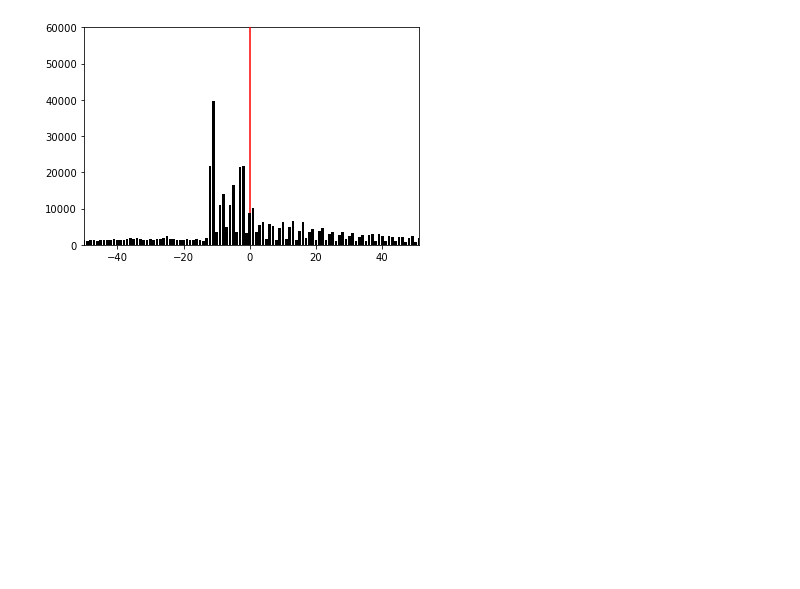
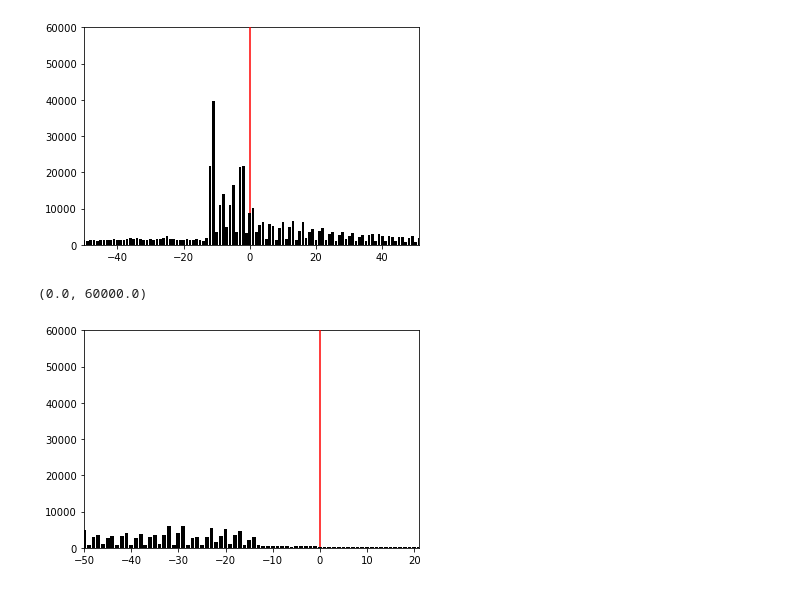
Before and after one commit to kangjunseo/Bioinformatics, a Jupyter notebook: QBioLab_Internship/Mission3.ipynb, the cells around one changed output. Saved outputs shown, nothing was run; the diff lists cells and outputs as text; code cells hidden in the pictures; blank space fills up the shorter version.

```diff
--- a/QBioLab_Internship/Mission3.ipynb
+++ b/QBioLab_Internship/Mission3.ipynb
@@ -444,11 +444,3 @@ def bam_to_df(code):
     table_df = pd.DataFrame(read_table)
     table_df.columns = ['read','trx','pos','cnt']
     return table_df
-# %%
-cnt = 0
-with open("alignment/RPF_siLuc/Aligned.out.sam") as inpfile:
-    for line in inpfile:
-        if line.startswith('@'):
-            cnt+=1
-        else: break
-print(cnt)
@@ -682,4 +669,23 @@ plt.ylim(0,60000)
 # %% [output]
 (0.0, 60000.0)
 [figure]
+# %%
+siL_np2 = siLuc.to_numpy()
+for row in siL_np2:
+    row[1] -= trx_ser_best['length'][row[0]]
+    try:
+        row[1] -= utr_map['length'][row[0]]
+    except:
+        pass
+
+siL_stop = pd.DataFrame(siL_np2)
+siL_stop.columns = ['trx','pos','cnt']
+siL_sp = siL_stop[['pos','cnt']].groupby(by=['pos']).sum()
+plt.bar(list(map(int, siL_sp.index)), list(map(int, siL_sp.values)), color='k', zorder=10)
+plt.axvline(0, color='r', zorder=5)
+plt.xlim(-50,21)
+plt.ylim(0,60000)
+# %% [output]
+(0.0, 60000.0)
+[figure, added]
 # %%
```
Also changed, not shown: parts of 3 cells of this notebook.
